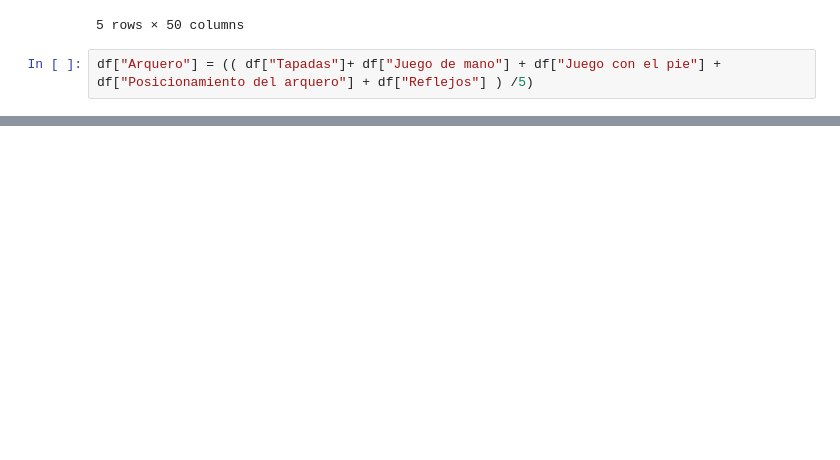
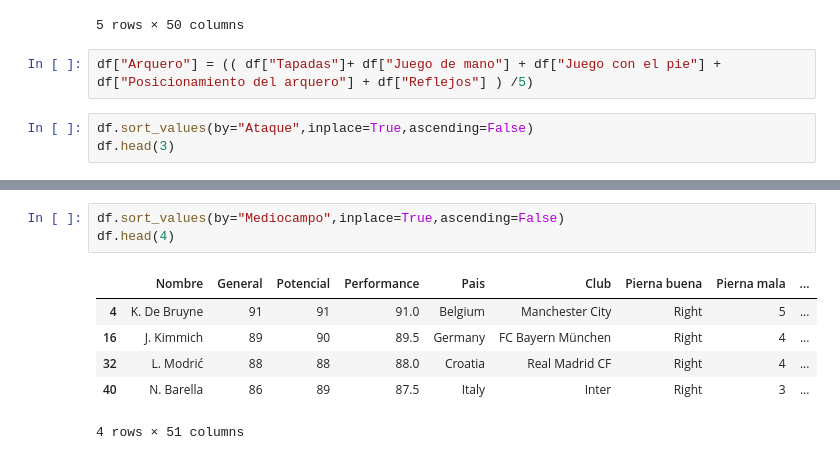
Before and after one commit to Depascuali/FIFA-Best-Team-EDA-, a Jupyter notebook: fifa23_EDA.ipynb, the cells around one changed output, grey strips where cells are left out. Cells and saved outputs as stored; diff of their text form; blank space fills up the shorter version.

```diff
--- a/fifa23_EDA.ipynb
+++ b/fifa23_EDA.ipynb
@@ -155,3 +155,6 @@ df.head(5)
 5 rows × 50 columns
 # %%
 df["Arquero"] = (( df["Tapadas"]+ df["Juego de mano"] + df["Juego con el pie"] + df["Posicionamiento del arquero"] + df["Reflejos"] ) /5)
+# %%
+df.sort_values(by="Ataque",inplace=True,ascending=False)
+df.head(3)
@@ -157,0 +167,10 @@ df["Arquero"] = (( df["Tapadas"]+ df["Juego de mano"] + df["Juego con el pie"] +
+# %%
+df.sort_values(by="Mediocampo",inplace=True,ascending=False)
+df.head(4)
+# %% [output]
+|  | Nombre | General | Potencial | Performance | Pais | Club | Pierna buena | Pierna mala | ... |
+| 4 | K. De Bruyne | 91 | 91 | 91.0 | Belgium | Manchester City | Right | 5 | ... |
+| 16 | J. Kimmich | 89 | 90 | 89.5 | Germany | FC Bayern München | Right | 4 | ... |
+| 32 | L. Modrić | 88 | 88 | 88.0 | Croatia | Real Madrid CF | Right | 4 | ... |
+| 40 | N. Barella | 86 | 89 | 87.5 | Italy | Inter | Right | 3 | ... |
+4 rows × 51 columns
```
Also changed, not shown: parts of 3 cells of this notebook.
